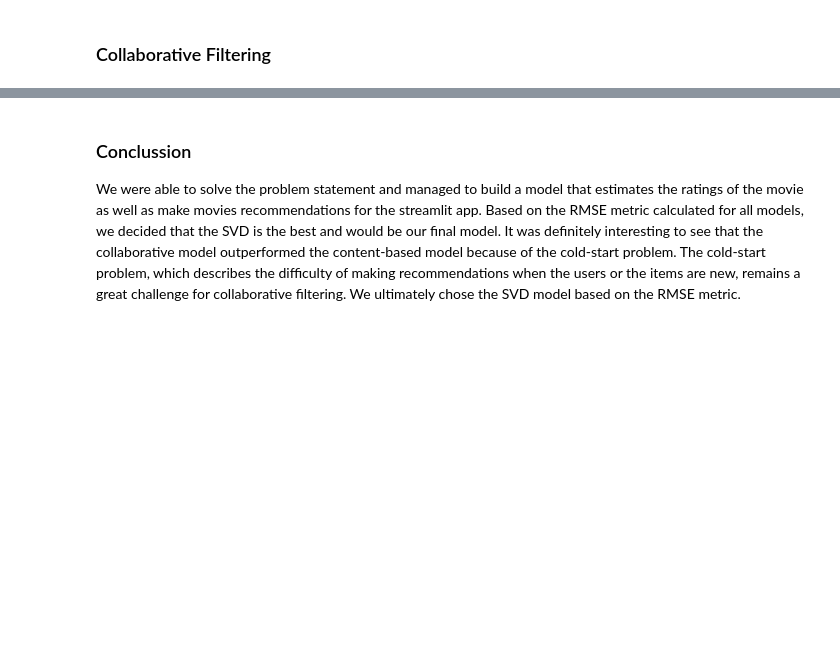
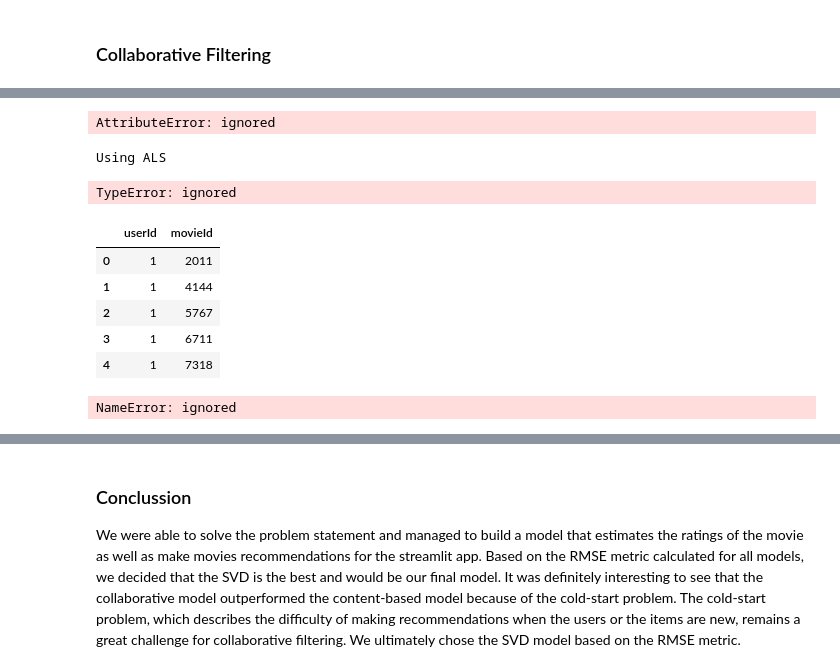
Before and after one commit to MafikengZ/Unsupervised-Learning-Recommender-Systems, a Jupyter notebook: engine.ipynb, the cells around one changed output, grey strips where cells are left out. Cells and saved outputs as stored; diff of their text form; code cells hidden in the pictures; blank space fills up the shorter version.

```diff
--- a/engine.ipynb
+++ b/engine.ipynb
@@ -71,14 +160,14 @@ warnings.filterwarnings("ignore")
 # %%
 # import dataset
-train = pd.read_csv('../input/edsa-movie-recommendation-wilderness/train.csv')
-test = pd.read_csv('../input/edsa-movie-recommendation-wilderness/test.csv')
-tags = pd.read_csv('../input/edsa-movie-recommendation-wilderness/tags.csv')
-movies = pd.read_csv('../input/edsa-movie-recommendation-wilderness/movies.csv')
-links = pd.read_csv('../input/edsa-movie-recommendation-wilderness/links.csv')
-imdb_data = pd.read_csv('../input/edsa-movie-recommendation-wilderness/imdb_data.csv')
-genome_tags = pd.read_csv('../input/edsa-movie-recommendation-wilderness/genome_tags.csv')
-genome_score = pd.read_csv('../input/edsa-movie-recommendation-wilderness/genome_scores.csv')
-sample_submission = pd.read_csv('../input/edsa-movie-recommendation-wilderness/sample_submission.csv')
+train = pd.read_csv('datasets/train.csv')
+test_data = pd.read_csv('datasets/test.csv')
+tags = pd.read_csv('datasets/tags.csv')
+movies = pd.read_csv('datasets/movies.csv')
+links = pd.read_csv('datasets/links.csv')
+imdb_data = pd.read_csv('datasets/imdb_data.csv')
+genome_tags = pd.read_csv('genome_tags.csv')
+genome_score = pd.read_csv('datasets/genome_scores.csv')
+sample_submission = pd.read_csv('datasets/sample_submission.csv')
 # %%
 train.head()
 # %% [output]
@@ -959,0 +1293,11 @@ pd.DataFrame(benchmark).set_index('Algorithm').sort_values('test_rmse')
+# %%
+#Create a train and test split
+training, test = train_test_split(model_data, test_size=0.20)
+
+#Create a ALS model
+als = ALS(userCol = "userId" , itemCol = "movieId" ,
+          ratingCol = "rating" ,
+          coldStartStrategy= "drop" ,
+          nonnegative=True)
+# %% [output]
+AttributeError: ignored
@@ -960,14 +1334,17 @@ pd.DataFrame(benchmark).set_index('Algorithm').sort_values('test_rmse')
 # %%
 print('Using ALS')
-
-algo = SVD(method= 'als',
-               n_factors = 300,
-               lr_all =0.0085,
-               reg_all = 0.02,
-               n_epochs = 40,
-               init_std_dev = 0.01)
+bsl_options = {'method': 'als',
+               'n_factors' : 300,
+               'lr_all' : 0.0085,
+               "reg_all" : 0.02,
+               'n_epochs' : 40,
+               'init_std_dev' : 0.01}
+algo = SVD(bsl_options = bsl_options)
 cross_validate(algo, model_data, measures=['RMSE'],
                cv=3, verbose=False)
+# %% [output]
+Using ALS
+TypeError: ignored
 # %%
 # Training and validation set split for hypertuning
 
@@ -988,8 +1365,17 @@ algo.fit(train_set)
 # Dictionary for the data to log for the SVD tuned model
 params = {'model_name': 'SVD_Tuned'}
 # metrics = {'RMSE': accuracy.rmse(svd_hyper_predictions)}
+# %%
+test_data.head()
+# %% [output]
+|  | userId | movieId |
+| 0 | 1 | 2011 |
+| 1 | 1 | 4144 |
+| 2 | 1 | 5767 |
+| 3 | 1 | 6711 |
+| 4 | 1 | 7318 |
 # %%
-submission_df = [algo.predict(row.userId, row.movieId) for _,row in test.iterrows()]
+submission_df = [algo_svd.predict(row.userId, row.movieId) for _,row in test_data.iterrows()]
 df_pred = pd.DataFrame(submission_df)
 df_pred=df_pred.rename(columns={'uid':'userId', 'iid':'movieId','est':'rating'})
 df_pred.drop(['r_ui','details'],axis=1,inplace=True)
@@ -1004,6 +1390,8 @@ df_pred = df_pred[['Id', 'rating']]
 # Create Submission file
 df_pred.to_csv("engine.csv", index=False)
 df_pred
+# %% [output]
+NameError: ignored
 # %%
 df_pred.to_csv("engine.csv", index=False)
 # %%
```
Also changed, not shown: parts of 44 cells of this notebook.
